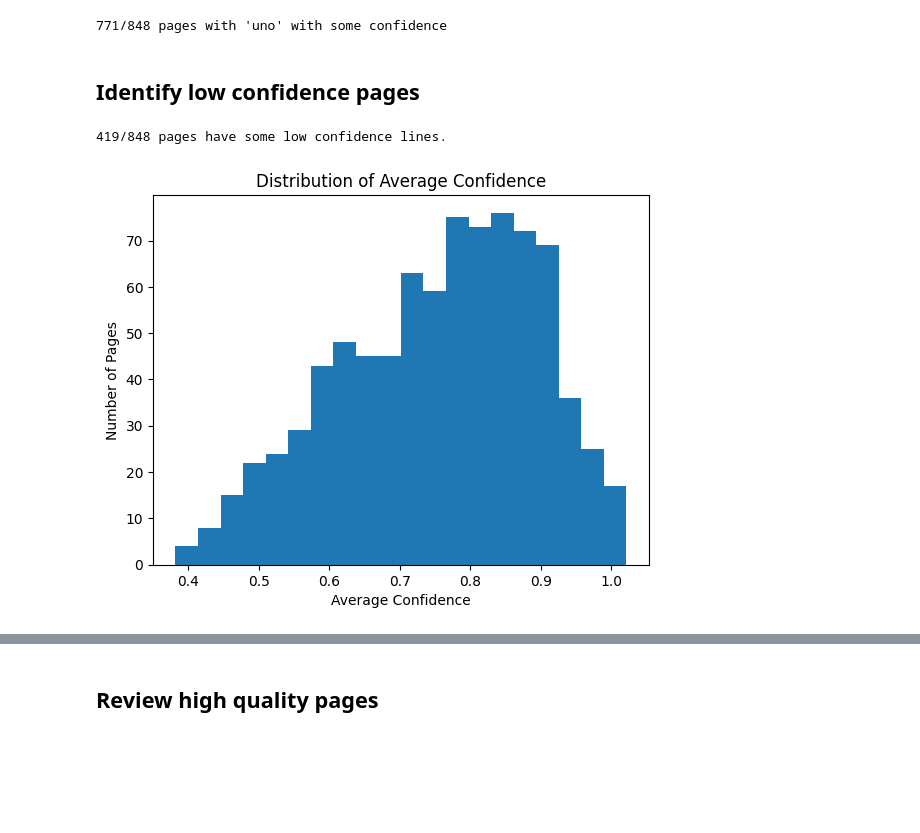
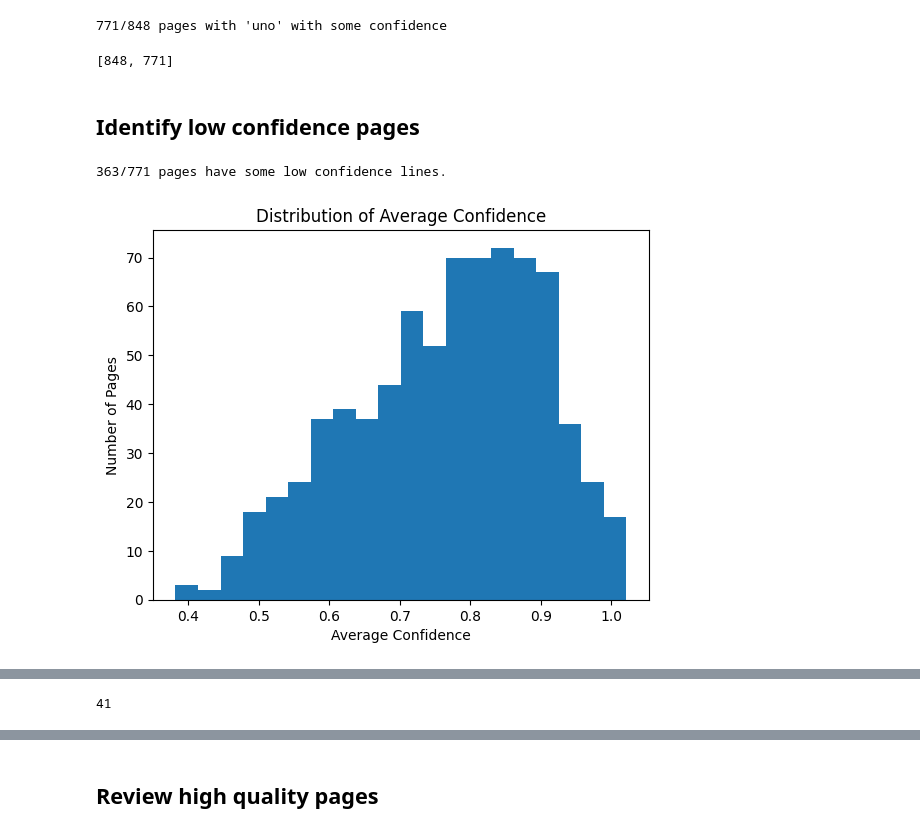
Before and after one commit to mbrt/pkna-uno, a Jupyter notebook: cleanup-conv.ipynb, the cells around one changed output, grey strips where cells are left out. Cells and saved outputs as stored; diff of their text form; code cells hidden in the pictures; blank space fills up the shorter version.

Commit message:
Refactor pages into versions

```diff
--- a/cleanup-conv.ipynb
+++ b/cleanup-conv.ipynb
@@ -459,45 +463,53 @@ paperinik (1.00) [uno? 0.00]: Groan! Che battutaccia! È terribile!
+# %%
+pages_version = [merged_runs]
+pages_to_review = set[str]()
 # %% [markdown]
 ## Filter out pages without Uno
 # %%
 pages = [
     page
-    for page in merged_runs
+    for page in pages_version[-1]
     if (
         any(line.character == 'uno' for line in page.dialogue) or
         any(line.uno_confidence > 0.2 for line in page.dialogue)
     )
 ]
 
-print(f"{len(pages)}/{len(merged_runs)} pages with 'uno' with some confidence")
+print(f"{len(pages)}/{len(pages_version[-1])} pages with 'uno' with some confidence")
 # %% [output]
 771/848 pages with 'uno' with some confidence
+# %%
+pages_version.append(pages)
+[len(x) for x in pages_version]
+# %% [output]
+[848, 771]
 # %% [markdown]
 ## Identify low confidence pages
 # %%
 imperfect_pages = [
     page
-    for page in merged_runs
+    for page in pages_version[-1]
     if any(line.confidence < min_line_confidence for line in page.dialogue)
 ]
-print(f"{len(imperfect_pages)}/{len(merged_runs)} pages have some low confidence lines.")
+print(f"{len(imperfect_pages)}/{len(pages_version[-1])} pages have some low confidence lines.")
 # %% [output]
-419/848 pages have some low confidence lines.
+363/771 pages have some low confidence lines.
 # %%
 # Distribution of average confidence
 import matplotlib.pyplot as plt
 import numpy as np
 
 avg_confidences = [
     np.mean([line.confidence for line in page.dialogue])
-    for page in merged_runs
+    for page in pages_version[-1]
 ]
 plt.hist(avg_confidences, bins=20)
 plt.xlabel("Average Confidence")
 plt.ylabel("Number of Pages")
 plt.title("Distribution of Average Confidence")
 plt.show()
 # %% [output]
-[figure, old version]
+[figure, new version]
 # %%
 low_conf_pages = [
     page
@@ -525,3 +537,12 @@ len(low_conf_pages), low_conf_pages[0].to_dict()
      {'character': 'paperinik',
       'text': 'Vorrei che potessimo andarcene pure noi.',
       'confidence': 1.0}]}]})
+# %%
+pages_to_review.update((
+    page.input_page
+    for page in low_conf_pages
+))
+
+len(pages_to_review)
+# %% [output]
+41
```
Also changed, not shown: parts of 10 cells of this notebook.
